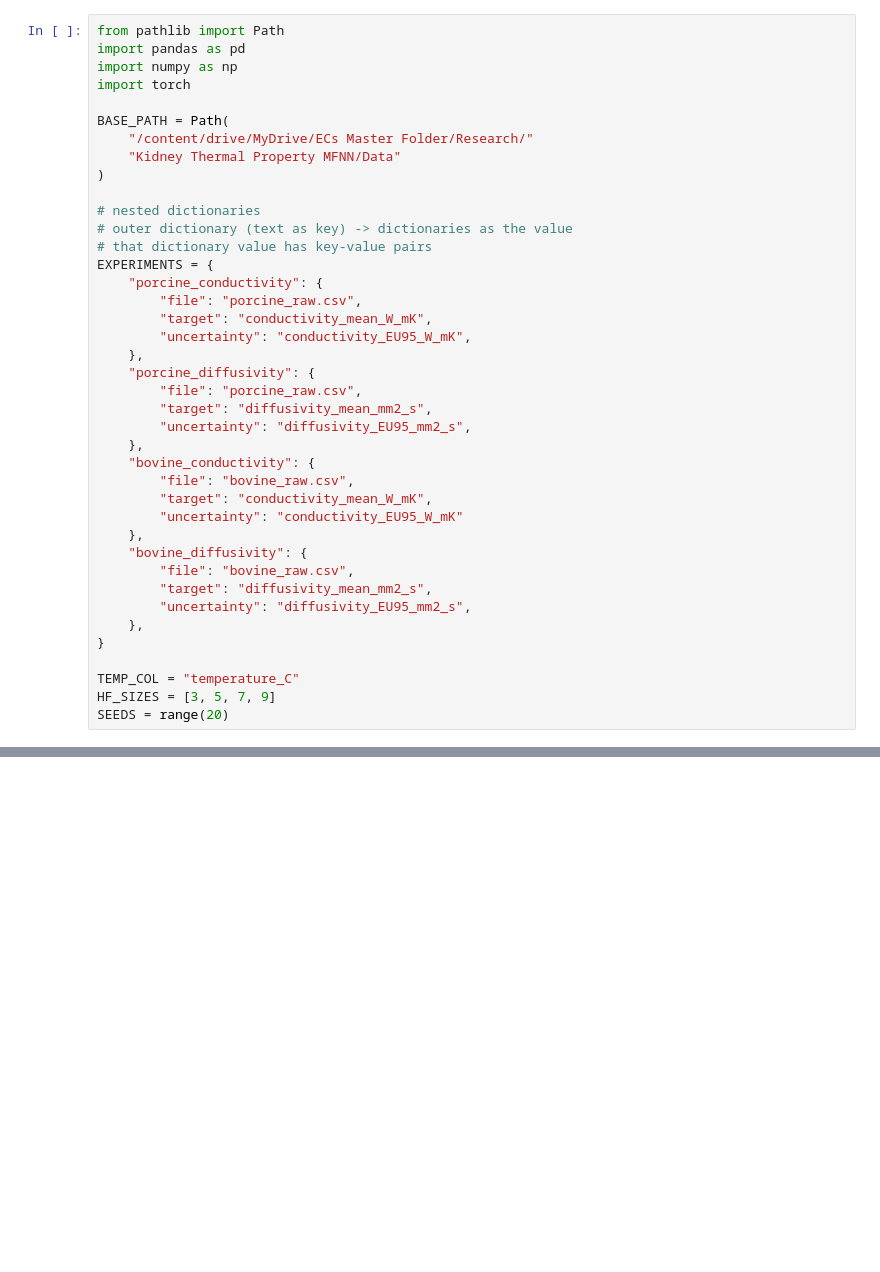
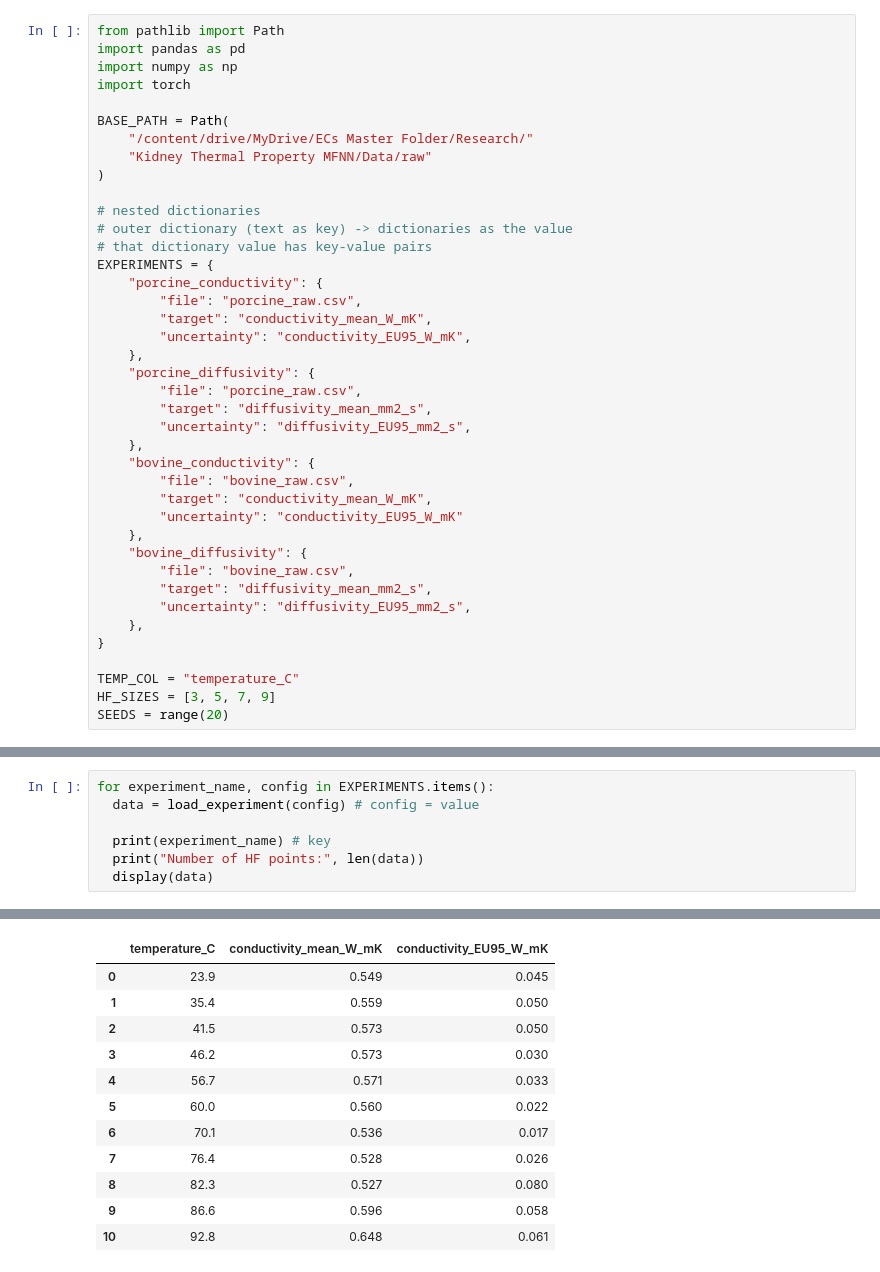
Before and after one commit to arcodeya/kidney-thermal-property-mfnn, a Jupyter notebook: notebooks/kidney_mfnn_experiments.ipynb, the cells around one changed output, grey strips where cells are left out. Saved outputs shown, nothing was run; the diff lists cells and outputs as text; blank space fills up the shorter version.

Commit message:
done loading clean HF data + file working now

```diff
--- a/notebooks/kidney_mfnn_experiments.ipynb
+++ b/notebooks/kidney_mfnn_experiments.ipynb
@@ -6,7 +6,7 @@ import torch
 
 BASE_PATH = Path(
     "/content/drive/MyDrive/ECs Master Folder/Research/"
-    "Kidney Thermal Property MFNN/Data"
+    "Kidney Thermal Property MFNN/Data/raw"
 )
 
 # nested dictionaries
@@ -72,3 +73,11 @@ def load_experiment(config): # config = one inner dictionary (like porcine condu
       .sort_values(TEMP_COL) # low -> high
       .reset_index(drop=True) # resets row indices
   )
+# %%
+for experiment_name, config in EXPERIMENTS.items():
+  data = load_experiment(config) # config = value
+
+  print(experiment_name) # key
+  print("Number of HF points:", len(data))
+  display(data)
+# %% [output]
@@ -74,0 +86,12 @@ def load_experiment(config): # config = one inner dictionary (like porcine condu
+|  | temperature_C | conductivity_mean_W_mK | conductivity_EU95_W_mK |
+| 0 | 23.9 | 0.549 | 0.045 |
+| 1 | 35.4 | 0.559 | 0.050 |
+| 2 | 41.5 | 0.573 | 0.050 |
+| 3 | 46.2 | 0.573 | 0.030 |
+| 4 | 56.7 | 0.571 | 0.033 |
+| 5 | 60.0 | 0.560 | 0.022 |
+| 6 | 70.1 | 0.536 | 0.017 |
+| 7 | 76.4 | 0.528 | 0.026 |
+| 8 | 82.3 | 0.527 | 0.080 |
+| 9 | 86.6 | 0.596 | 0.058 |
+| 10 | 92.8 | 0.648 | 0.061 |
```
Also changed, not shown: parts of 3 cells of this notebook.
